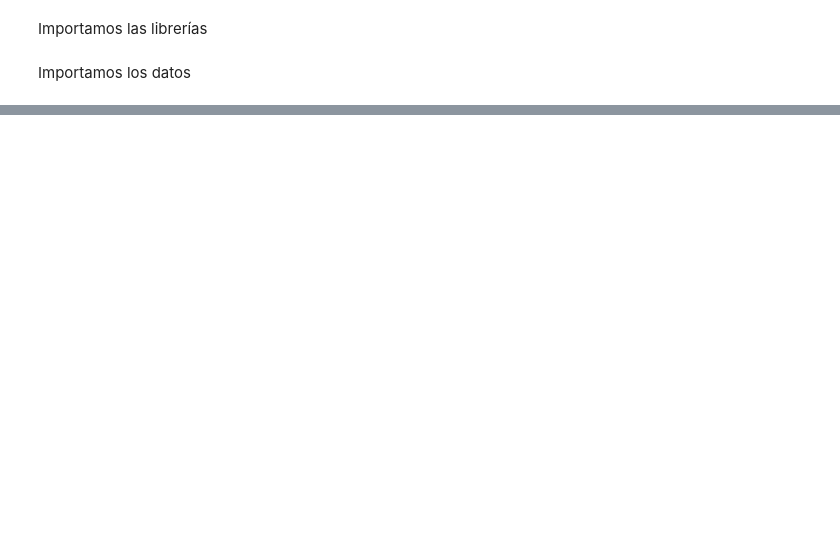
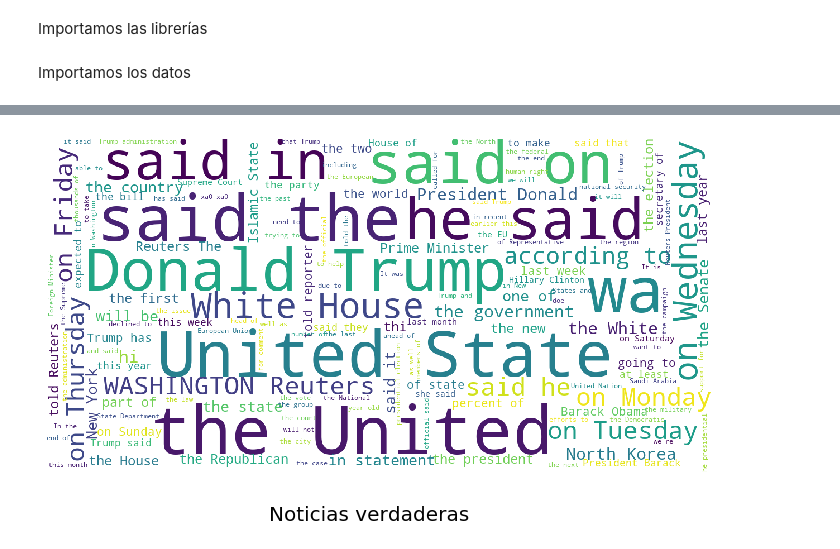
Before and after one commit to framunoz/Detector-Noticias-Falsas, a Jupyter notebook: codigo/Deteccion de noticias falsas.ipynb, the cells around one changed output, grey strips where cells are left out. Cells and saved outputs as stored; diff of their text form; code cells hidden in the pictures; blank space fills up the shorter version.

```diff
--- a/codigo/Deteccion de noticias falsas.ipynb
+++ b/codigo/Deteccion de noticias falsas.ipynb
@@ -17,0 +60,4 @@ text
+# %%
+show_wordcloud(TRUE_TEXT, title= 'Noticias verdaderas')
+# %% [output]
+[figure, added]
```
Also changed, not shown: parts of 12 cells of this notebook.
